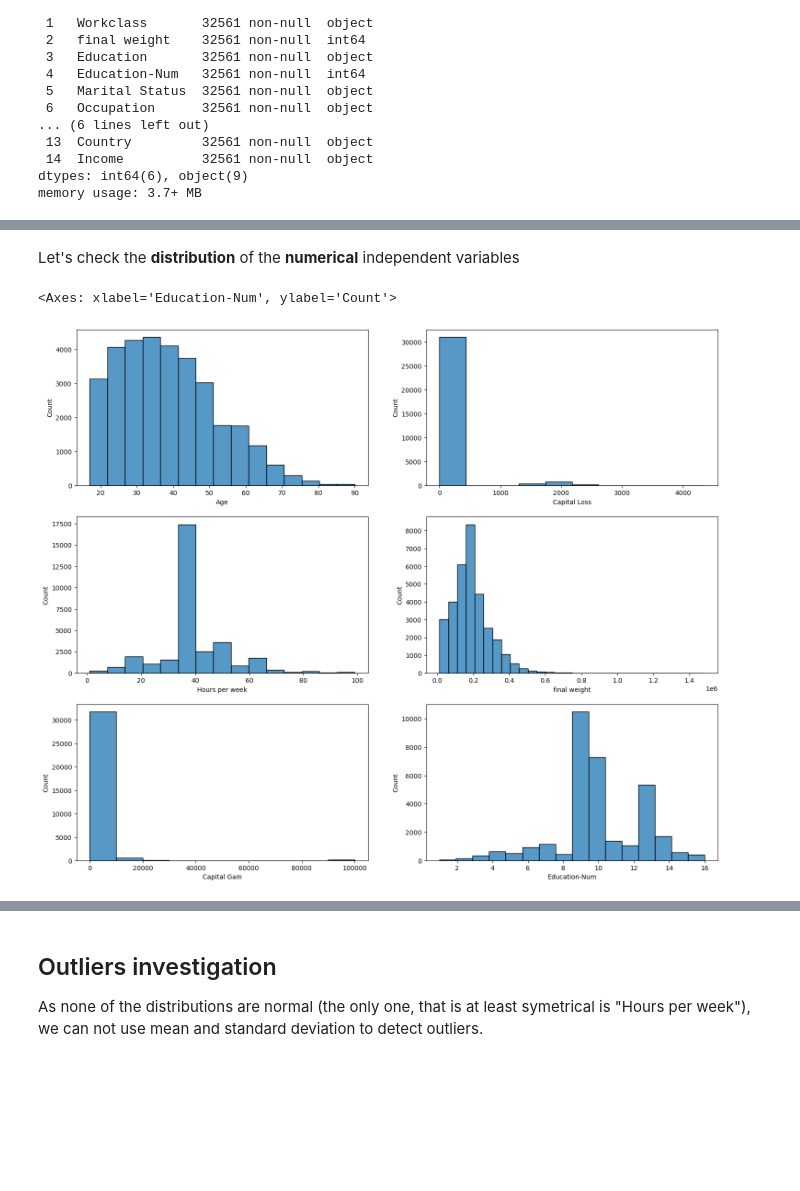
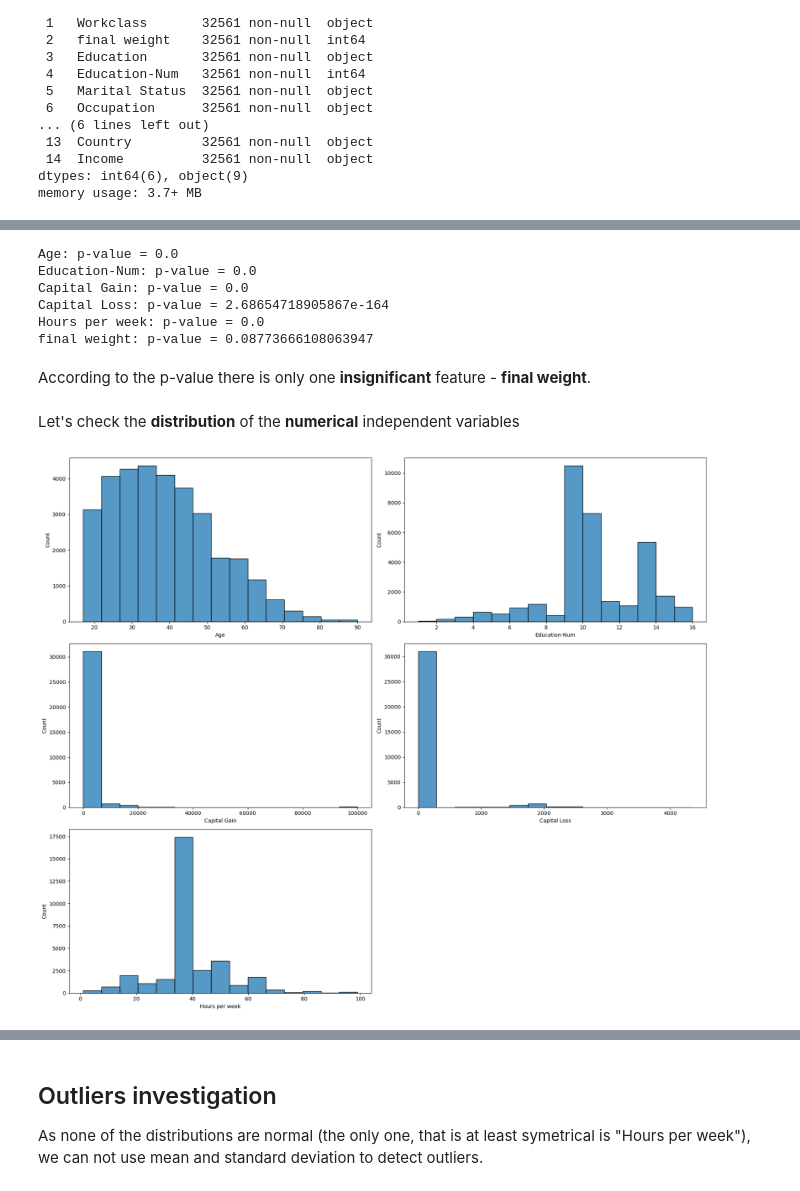
Before and after one commit to nadiia-duiunova/Adults_pet_project, a Jupyter notebook: Adult.ipynb, the cells around one changed output, grey strips where cells are left out. Saved outputs shown, nothing was run; the diff lists cells and outputs as text; code cells hidden in the pictures; blank space fills up the shorter version.

```diff
--- a/Adult.ipynb
+++ b/Adult.ipynb
@@ -59,6 +59,6 @@ Data columns (total 15 columns):
 dtypes: int64(6), object(9)
 memory usage: 3.7+ MB
 # %%
-numerical_features_df = df[['Age', 'final weight', 'Education-Num', 'Capital Gain', 'Capital Loss', 'Hours per week']]
+numerical_features_df = df[['Age', 'Education-Num', 'Capital Gain', 'Capital Loss', 'Hours per week', 'final weight']]
 numerical_features_df.describe()
 # %% [output]
@@ -74,14 +81,26 @@ numerical_features_df.describe()
+# %%
+for col in numerical_features_df:
+    print(f'{col}: p-value = {stats.ttest_ind(over50k[col], under50k[col])[1]}')
+# %% [output]
+Age: p-value = 0.0
+Education-Num: p-value = 0.0
+Capital Gain: p-value = 0.0
+Capital Loss: p-value = 2.68654718905867e-164
+Hours per week: p-value = 0.0
+final weight: p-value = 0.08773666108063947
+# %% [markdown]
+According to the p-value there is only one **insignificant** feature - **final weight**.
+# %%
+numerical_features_df = numerical_features_df.drop(['final weight'], axis = 'columns')
 # %% [markdown]
 Let's check the **distribution** of the **numerical** independent variables
 # %%
 fig, axes = plt.subplots(3, 2,figsize=(18, 15))
 
-sns.histplot(ax = axes[0,0], data = df, x = 'Age', bins = 15)
-sns.histplot(ax = axes[1,0], data = df, x = 'Hours per week', bins = 15)
-sns.histplot(ax = axes[2,0], data = df, x = 'Capital Gain', bins = 10)
-sns.histplot(ax = axes[0,1], data = df, x = 'Capital Loss',  bins = 10)
-sns.histplot(ax = axes[1,1], data = df, x = 'final weight', bins = 30)
-sns.histplot(ax = axes[2,1], data = df, x = 'Education-Num', bins = 16)
+for i, col in enumerate(list(numerical_features_df.columns.values)):
+    plot = sns.histplot(ax=axes.flatten()[i], x = numerical_features_df[col], bins = 15)
+
+fig.delaxes(axes[2,1])
+plt.tight_layout()
 # %% [output]
-<Axes: xlabel='Education-Num', ylabel='Count'>
-[figure, old version]
+[figure, new version]
```
Also changed, not shown: parts of 27 cells of this notebook.
